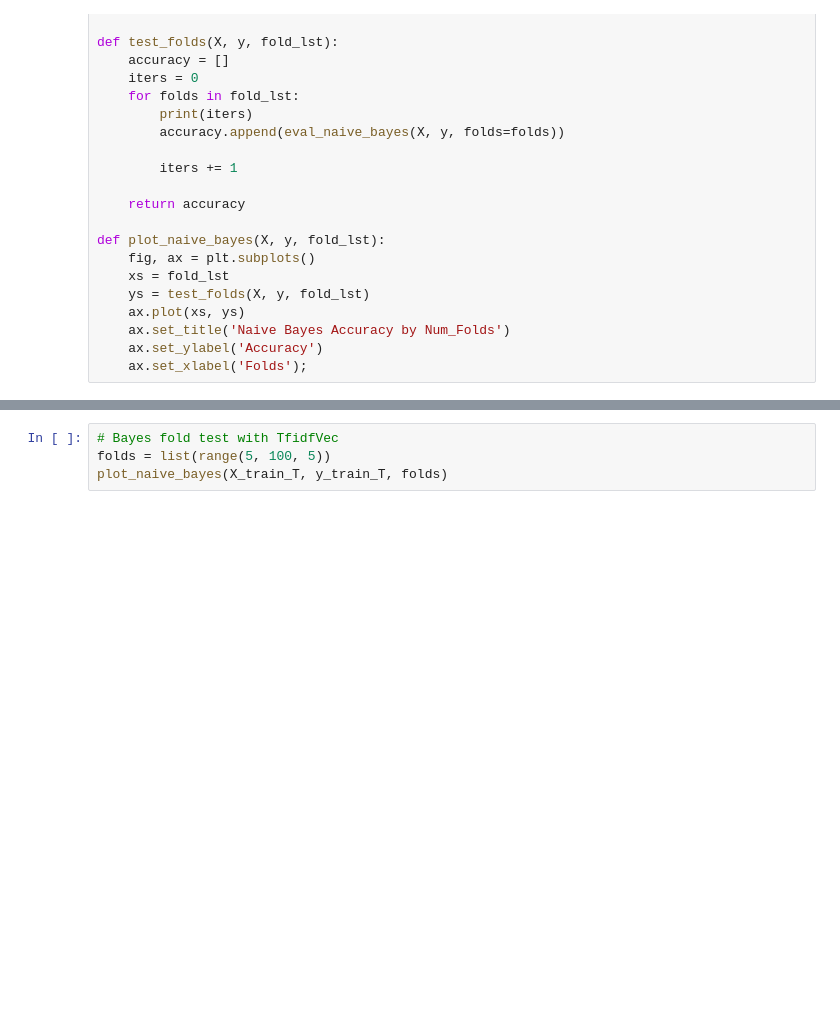
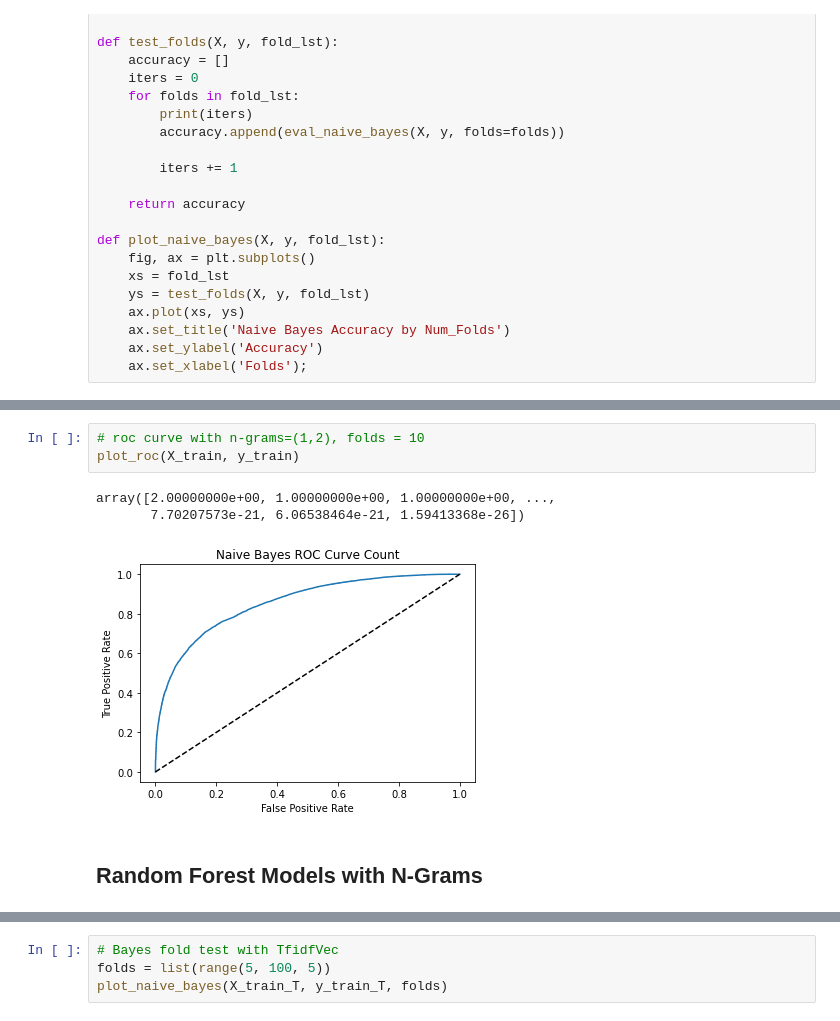
Before and after one commit to leckieje/chyrons_nlp, a Jupyter notebook: chyrons_book.ipynb, the cells around one changed output, grey strips where cells are left out. Cells and saved outputs as stored; diff of their text form; blank space fills up the shorter version.

```diff
--- a/chyrons_book.ipynb
+++ b/chyrons_book.ipynb
@@ -418,0 +439,9 @@ def plot_naive_bayes(X, y, fold_lst):
+# %%
+# roc curve with n-grams=(1,2), folds = 10
+plot_roc(X_train, y_train)
+# %% [output]
+array([2.00000000e+00, 1.00000000e+00, 1.00000000e+00, ...,
+       7.70207573e-21, 6.06538464e-21, 1.59413368e-26])
+[figure, added]
+# %% [markdown]
+## Random Forest Models with N-Grams
```
Also changed, not shown: parts of 107 cells of this notebook.
